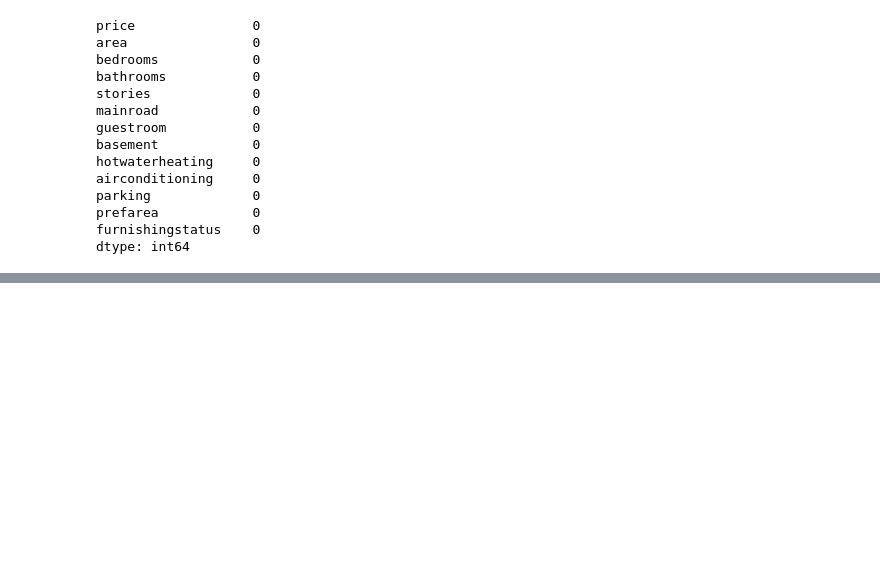
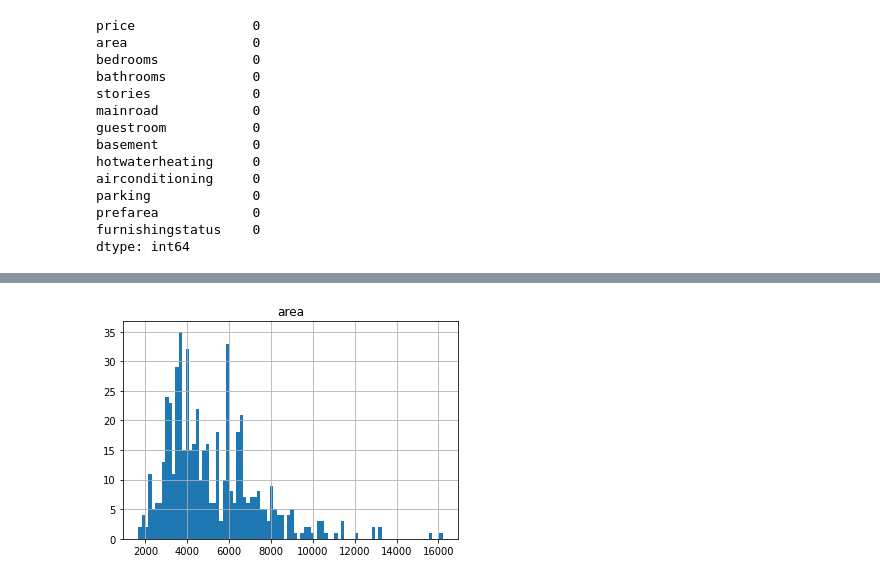
Before and after one commit to nikitazhuikov/Kaggle, a Jupyter notebook: Kaggle_housing.ipynb, the cells around one changed output, grey strips where cells are left out. Drawn from its saved outputs; the diff is of its cells as text; code cells hidden in the pictures; blank space fills up the shorter version.

```diff
--- a/Kaggle_housing.ipynb
+++ b/Kaggle_housing.ipynb
@@ -70,0 +99,6 @@ dtype: int64
+# %%
+df['area'].hist(bins=90)
+plt.title('area')
+plt.show()
+# %% [output]
+[figure, added]
```
Also changed, not shown: parts of 15 cells of this notebook.
